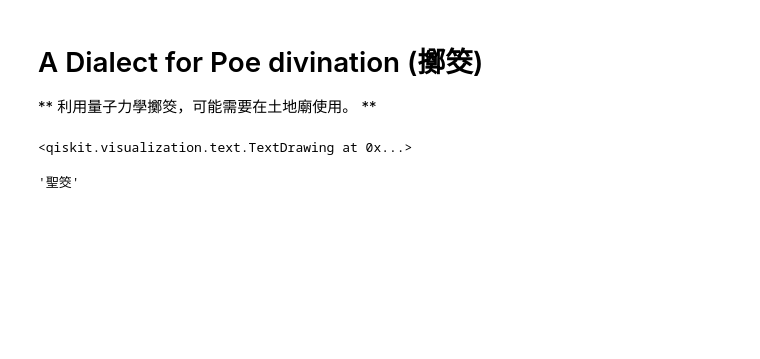
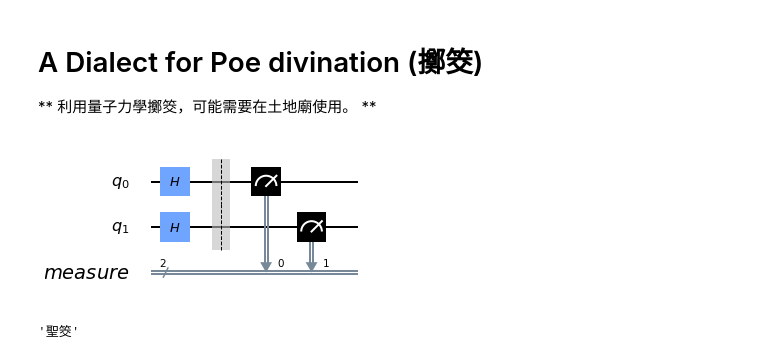
Before and after one commit to dsh0416/quantum-i-ching, a Jupyter notebook: poe.ipynb, the cells around one changed output. Saved outputs shown, nothing was run; the diff lists cells and outputs as text; code cells hidden in the pictures; blank space fills up the shorter version.

```diff
--- a/poe.ipynb
+++ b/poe.ipynb
@@ -11,12 +12,12 @@ POES = ['陰筊', '聖筊', '聖筊', '笑筊']
 # %%
 # Setup Quantum Circuit
 circ = QuantumCircuit(2)
 for i in range(2):
     circ.h(i)
 circ.measure_all()
-circ.draw()
+circ.draw(output='mpl')
 # %% [output]
-<qiskit.visualization.text.TextDrawing at 0x...>
+[figure, added]
 # %%
 # Use Simulator for Testing
 backend = Aer.get_backend('qasm_simulator')
```
Also changed, not shown: parts of 1 cell of this notebook, 1 other file.
